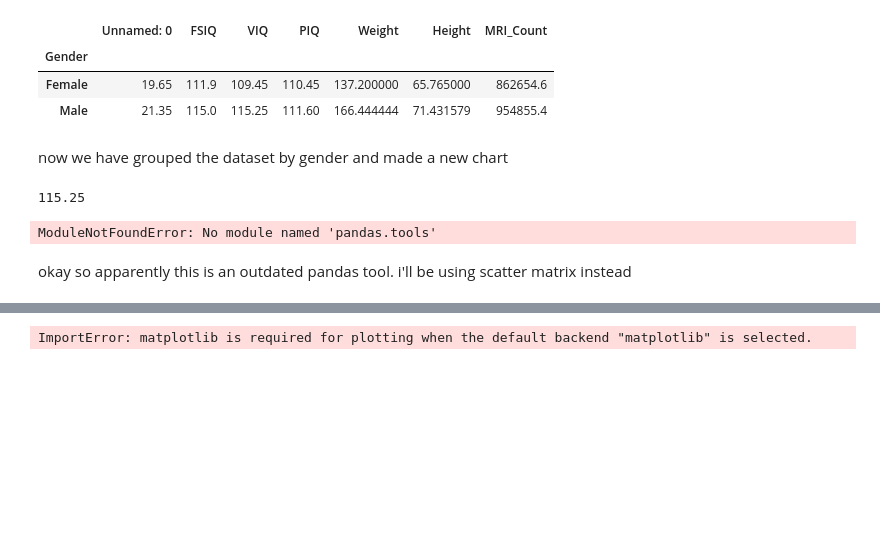
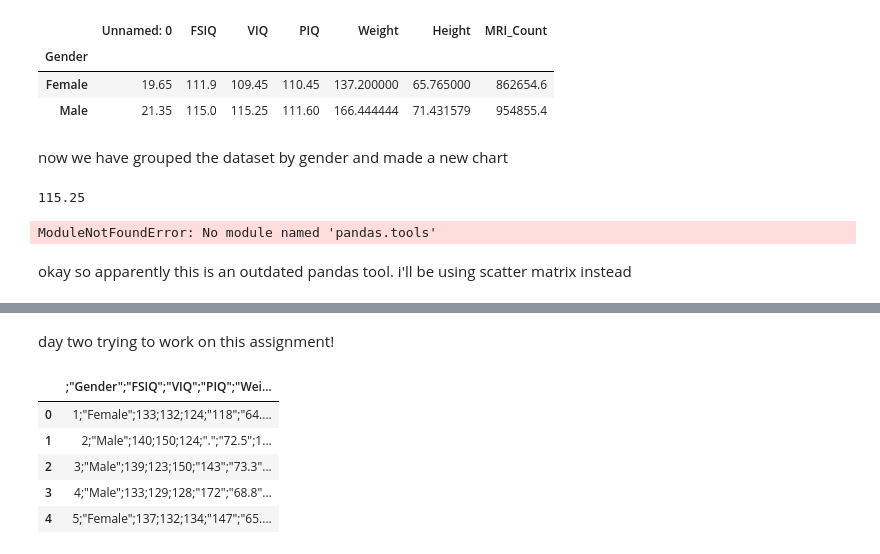
Before and after one commit to sremson/Assignment4-Stats-Scripts, a Jupyter notebook: stats_python.ipynb, the cells around one changed output, grey strips where cells are left out. Drawn from its saved outputs; the diff is of its cells as text; code cells hidden in the pictures; blank space fills up the shorter version.

Commit message:
working on assignment 4 day 3

```diff
--- a/stats_python.ipynb
+++ b/stats_python.ipynb
@@ -136,4 +132,2 @@ ModuleNotFoundError: No module named 'matplotlib'
-# %%
-scatter_matrix(data[['Weight', 'Height', 'MRI_Count']], alpha=0.2, figsize=(6,6), diagonal= 'hist')
-# %% [output]
-ImportError: matplotlib is required for plotting when the default backend "matplotlib" is selected.
+# %% [markdown]
+day two trying to work on this assignment!
@@ -139,0 +136,11 @@ ImportError: matplotlib is required for plotting when the default backend "matpl
+# %%
+data = pd.read_csv('brain_size.csv')
+# %%
+data.head()
+# %% [output]
+|  | ;"Gender";"FSIQ";"VIQ";"PIQ";"Wei... |
+| 0 | 1;"Female";133;132;124;"118";"64.... |
+| 1 | 2;"Male";140;150;124;".";"72.5";1... |
+| 2 | 3;"Male";139;123;150;"143";"73.3"... |
+| 3 | 4;"Male";133;129;128;"172";"68.8"... |
+| 4 | 5;"Female";137;132;134;"147";"65.... |
```
Also changed, not shown: parts of 37 cells of this notebook, 1 other file.
